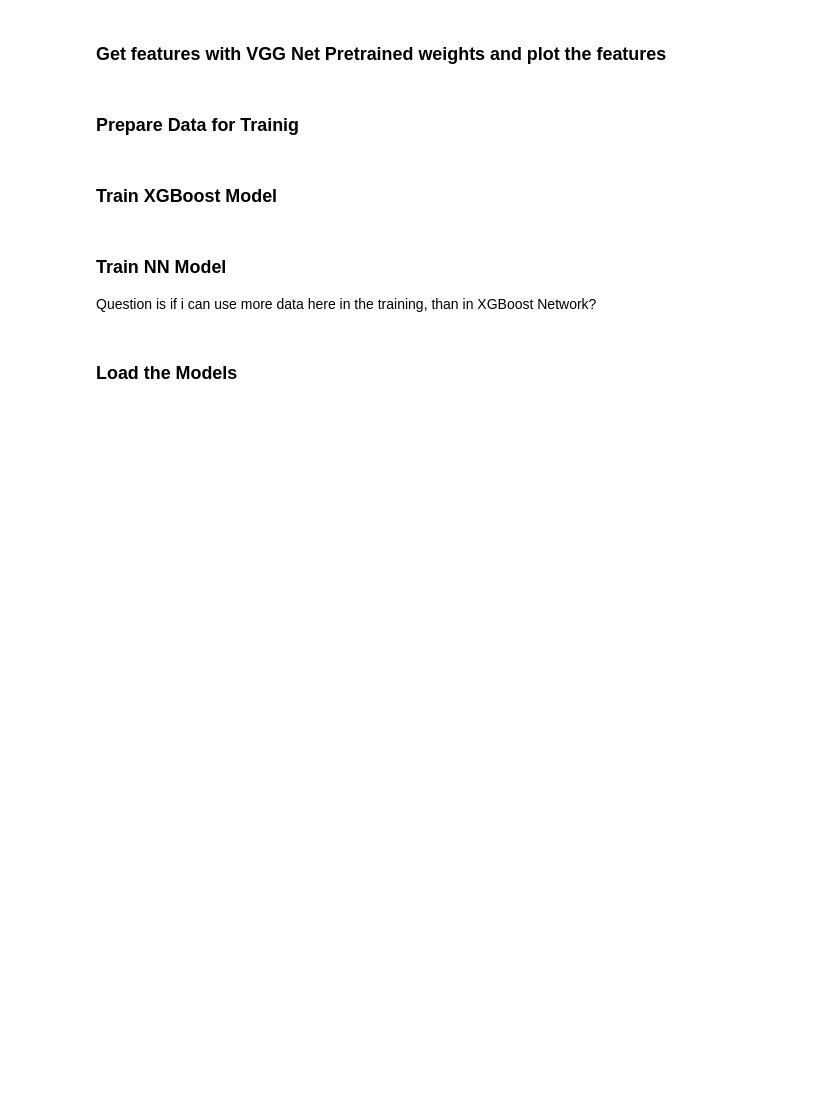
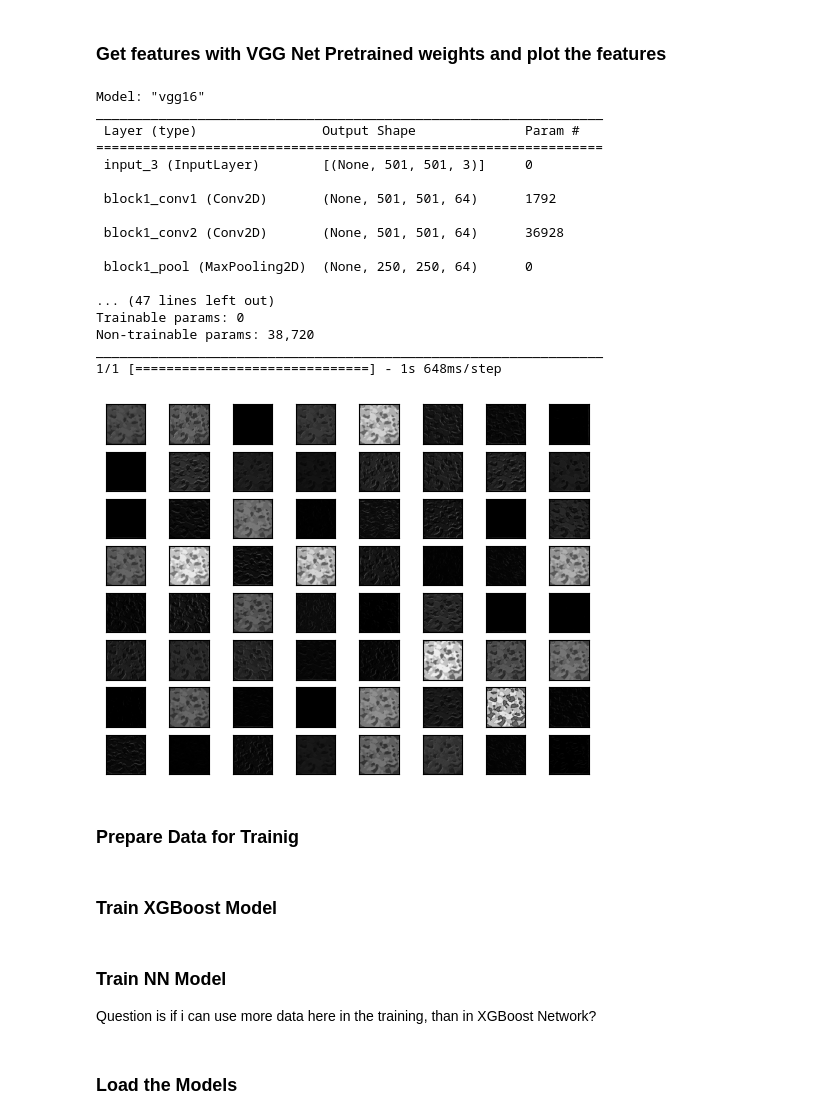
Before and after one commit to davidschep/xray-segmentation, a Jupyter notebook: VGG16ModelCreation.ipynb, the cells around one changed output. Drawn from its saved outputs; the diff is of its cells as text; code cells hidden in the pictures; blank space fills up the shorter version.

```diff
--- a/VGG16ModelCreation.ipynb
+++ b/VGG16ModelCreation.ipynb
@@ -92,10 +92,29 @@ def plot_VGG_features(features):
 # %%
 #Get Data
 X_train, X_test, y_train, y_test = split_data_set_gray_scale('./dataset/data','./dataset/labels', 0.95, [501, 501])
 #Train weights
-features,dataset,_ = get_VGG_model_features(X_train,[501,501])
+features,dataset,VGG_model = get_VGG_model_features(X_train,[501,501])
 #Plot features
 plot_VGG_features(features)
+# %% [output]
+Model: "vgg16"
+_________________________________________________________________
+ Layer (type)                Output Shape              Param #
+=================================================================
+ input_3 (InputLayer)        [(None, 501, 501, 3)]     0
+
+ block1_conv1 (Conv2D)       (None, 501, 501, 64)      1792
+
+ block1_conv2 (Conv2D)       (None, 501, 501, 64)      36928
+
+ block1_pool (MaxPooling2D)  (None, 250, 250, 64)      0
+
+... (47 lines left out)
+Trainable params: 0
+Non-trainable params: 38,720
+_________________________________________________________________
+1/1 [==============================] - 1s 648ms/step
+[figure, added]
 # %% [markdown]
 <h3>Prepare Data for Trainig
 # %%
```
Also changed, not shown: parts of 10 cells of this notebook.
